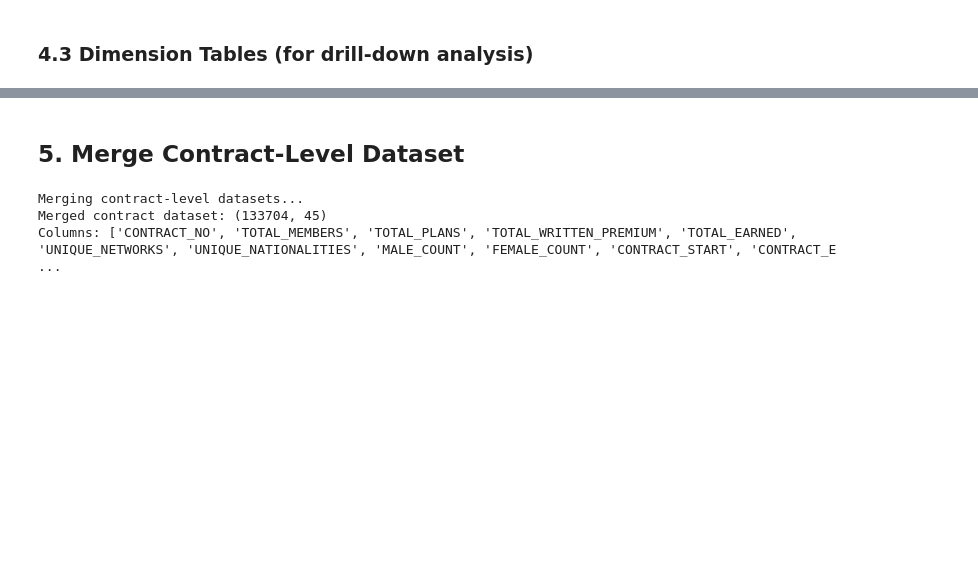
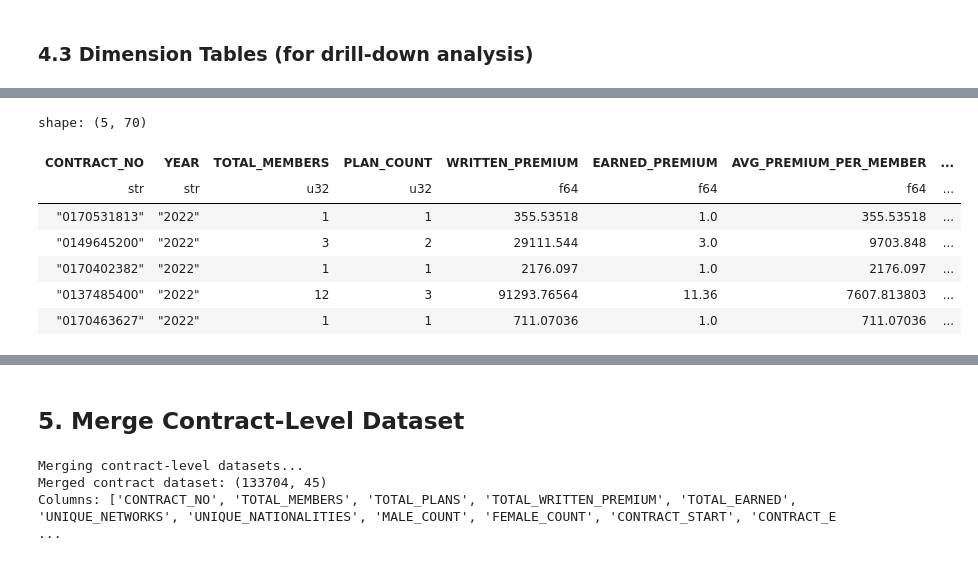
Before and after one commit to aqasemi/healthtrack, a Jupyter notebook: notebooks/01_Data_Exploration_Cleaning.ipynb, the cells around one changed output, grey strips where cells are left out. Drawn from its saved outputs; the diff is of its cells as text; code cells hidden in the pictures; blank space fills up the shorter version.

```diff
--- a/notebooks/01_Data_Exploration_Cleaning.ipynb
+++ b/notebooks/01_Data_Exploration_Cleaning.ipynb
@@ -781,0 +1125,59 @@ shape: (5, 4)
+# %%
+# Merge all Contract-Year level data
+print('\n5. Merging Contract-Year Level Data...')
+print('=' * 60)
+
+df_contract_year = member_contract_year.join(
+    claims_contract_year, on=['CONTRACT_NO', 'YEAR'], how='left'
+).join(
+    calls_contract_year, on=['CONTRACT_NO', 'YEAR'], how='left'
+).join(
+    preauth_contract_year, on=['CONTRACT_NO', 'YEAR'], how='left'
+)
+
+# Fill nulls
+numeric_cols = [c for c in df_contract_year.columns
+                if df_contract_year[c].dtype in [pl.Float64, pl.Int64, pl.Int32, pl.Float32, pl.UInt32]
+                and c not in ['CONTRACT_NO', 'YEAR']]
+
+df_contract_year = df_contract_year.with_columns([
+    pl.col(c).fill_null(0) for c in numeric_cols
+])
+
+# Add derived IVI-relevant features
+df_contract_year = df_contract_year.with_columns([
+    # Utilization metrics
+    (pl.col('MEMBERS_WITH_CLAIMS') / pl.col('TOTAL_MEMBERS').replace(0, None)).fill_null(0).alias('UTILIZATION_RATE'),
+    (pl.col('TOTAL_BILLED') / pl.col('TOTAL_MEMBERS').replace(0, None)).fill_null(0).alias('COST_PER_MEMBER'),
+    (pl.col('TOTAL_BILLED') / pl.col('MEMBERS_WITH_CLAIMS').replace(0, None)).fill_null(0).alias('COST_PER_UTILIZER'),
+
+    # Loss ratio (key metric)
+    (pl.col('TOTAL_BILLED') / pl.col('EARNED_PREMIUM').replace(0, None)).fill_null(0).alias('LOSS_RATIO'),
+
+    # Experience metrics
+    (pl.col('TOTAL_CALLS') / pl.col('TOTAL_MEMBERS').replace(0, None)).fill_null(0).alias('CALLS_PER_MEMBER'),
+    (pl.col('PREAUTH_EPISODES') / pl.col('TOTAL_MEMBERS').replace(0, None)).fill_null(0).alias('PREAUTH_PER_MEMBER'),
+
+    # Claim intensity
+    (pl.col('CLAIM_LINES') / pl.col('TOTAL_MEMBERS').replace(0, None)).fill_null(0).alias('CLAIM_LINES_PER_MEMBER'),
+    (pl.col('UNIQUE_CLAIMS') / pl.col('MEMBERS_WITH_CLAIMS').replace(0, None)).fill_null(0).alias('CLAIMS_PER_UTILIZER'),
+
+    # Seasonal concentration (are claims concentrated in certain quarters?)
+    (pl.max_horizontal('Q1_CLAIMS', 'Q2_CLAIMS', 'Q3_CLAIMS', 'Q4_CLAIMS') /
+     (pl.col('Q1_CLAIMS') + pl.col('Q2_CLAIMS') + pl.col('Q3_CLAIMS') + pl.col('Q4_CLAIMS')).replace(0, None)
+    ).fill_null(0).alias('QUARTER_CONCENTRATION'),
+
+    # Provider diversity
+    (pl.col('UNIQUE_PROVIDERS') / pl.col('MEMBERS_WITH_CLAIMS').replace(0, None)).fill_null(0).alias('PROVIDERS_PER_UTILIZER'),
+
+    # Diagnosis complexity
+    (pl.col('UNIQUE_DIAGNOSES') / pl.col('MEMBERS_WITH_CLAIMS').replace(0, None)).fill_null(0).alias('DIAGNOSES_PER_UTILIZER'),
+])
+
+print(f'Contract-Year dataset shape: {df_contract_year.shape}')
+print(f'Years in data: {sorted(df_contract_year["YEAR"].unique().to_list())}')
+print(f'\nContracts by year:')
+print(df_contract_year.group_by('YEAR').agg(pl.col('CONTRACT_NO').n_unique().alias('contracts')).sort('YEAR'))
+
+display(df_contract_year.head())
+# %% [output]
@@ -781,0 +1199,8 @@ shape: (5, 4)
+shape: (5, 70)
+| CONTRACT_NO | YEAR | TOTAL_MEMBERS | PLAN_COUNT | WRITTEN_PREMIUM | EARNED_PREMIUM | AVG_PREMIUM_PER_MEMBER | ... |
+| str | str | u32 | u32 | f64 | f64 | f64 | ... |
+| "0170531813" | "2022" | 1 | 1 | 355.53518 | 1.0 | 355.53518 | ... |
+| "0149645200" | "2022" | 3 | 2 | 29111.544 | 3.0 | 9703.848 | ... |
+| "0170402382" | "2022" | 1 | 1 | 2176.097 | 1.0 | 2176.097 | ... |
+| "0137485400" | "2022" | 12 | 3 | 91293.76564 | 11.36 | 7607.813803 | ... |
+| "0170463627" | "2022" | 1 | 1 | 711.07036 | 1.0 | 711.07036 | ... |
```
Also changed, not shown: parts of 34 cells of this notebook, 1 other file.
